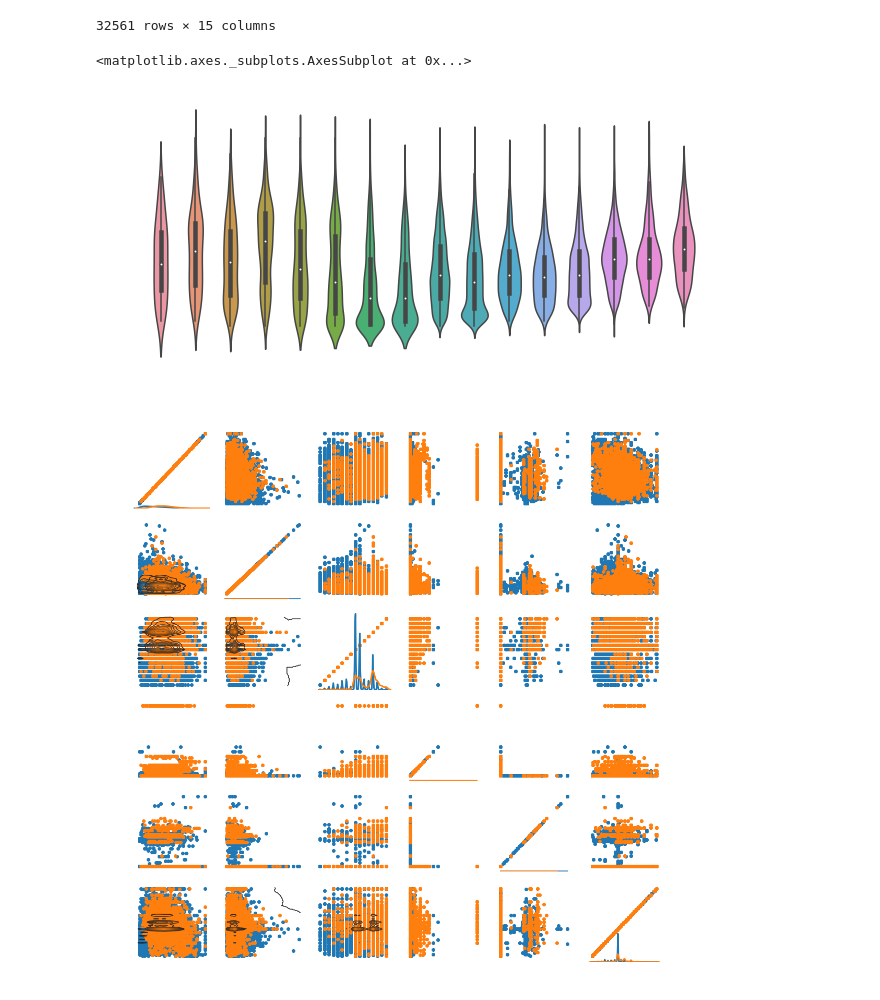
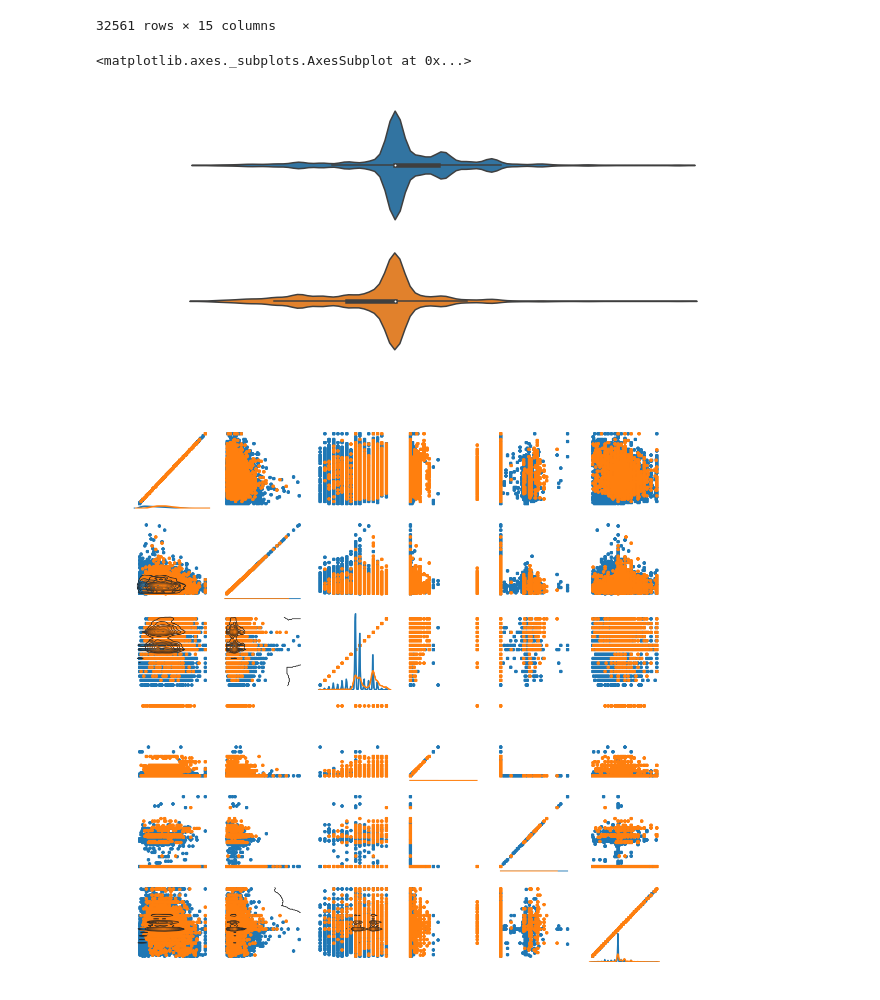
Before and after one commit to EthicalML/xai, a Jupyter notebook: examples/XData Example Usage.ipynb, the cells around one changed output. Drawn from its saved outputs; the diff is of its cells as text; code cells hidden in the pictures.

```diff
--- a/examples/XData Example Usage.ipynb
+++ b/examples/XData Example Usage.ipynb
@@ -165,10 +172,10 @@ df
 # %%
 a4_dims = (10,5)
 fig, ax = plt.subplots(figsize=a4_dims)
-sn.violinplot(x='education-num', y='age', data=df, ax=ax)
+sn.violinplot(x='hours-per-week', y='gender', data=df, ax=ax)
 # %% [output]
 <matplotlib.axes._subplots.AxesSubplot at 0x...>
-[figure, old version]
+[figure, new version]
 # %%
 # Categorical plots
 # TODO: https://seaborn.pydata.org/tutorial/categorical.html#categorical-tutorial
```
Also changed, not shown: parts of 21 cells of this notebook, 5 other files.
